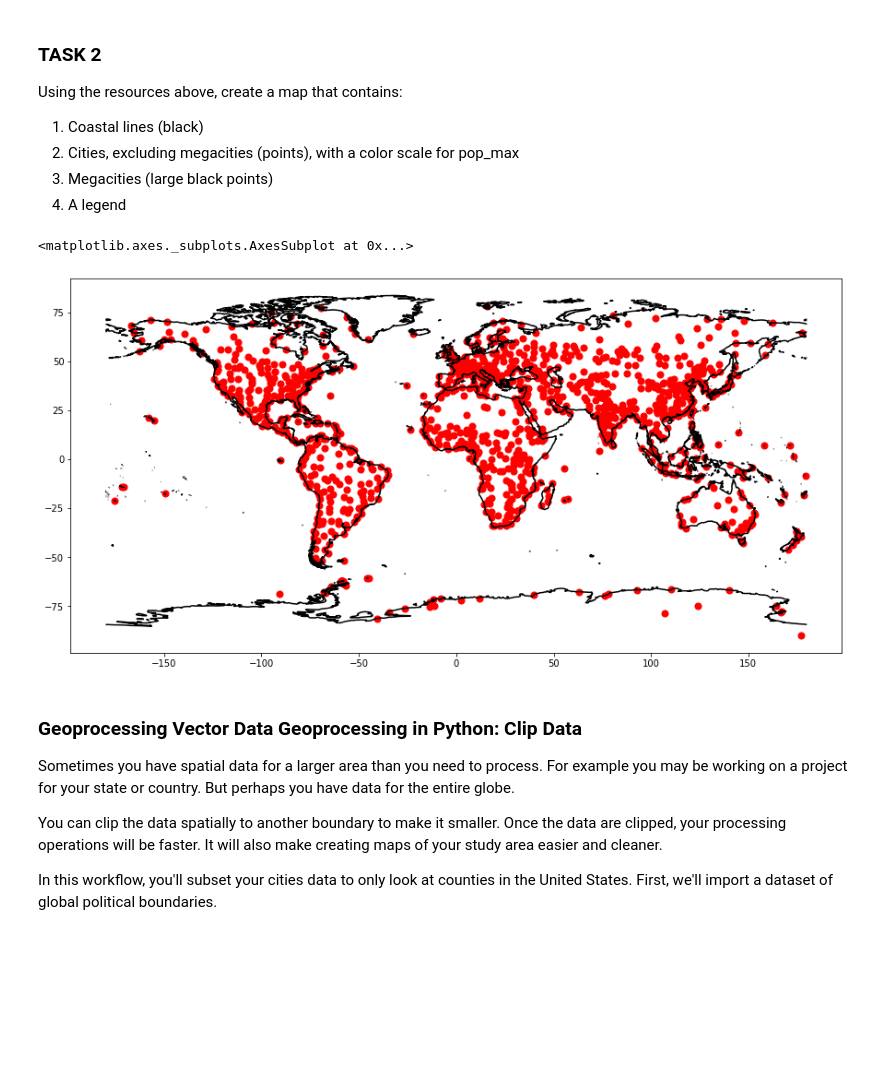
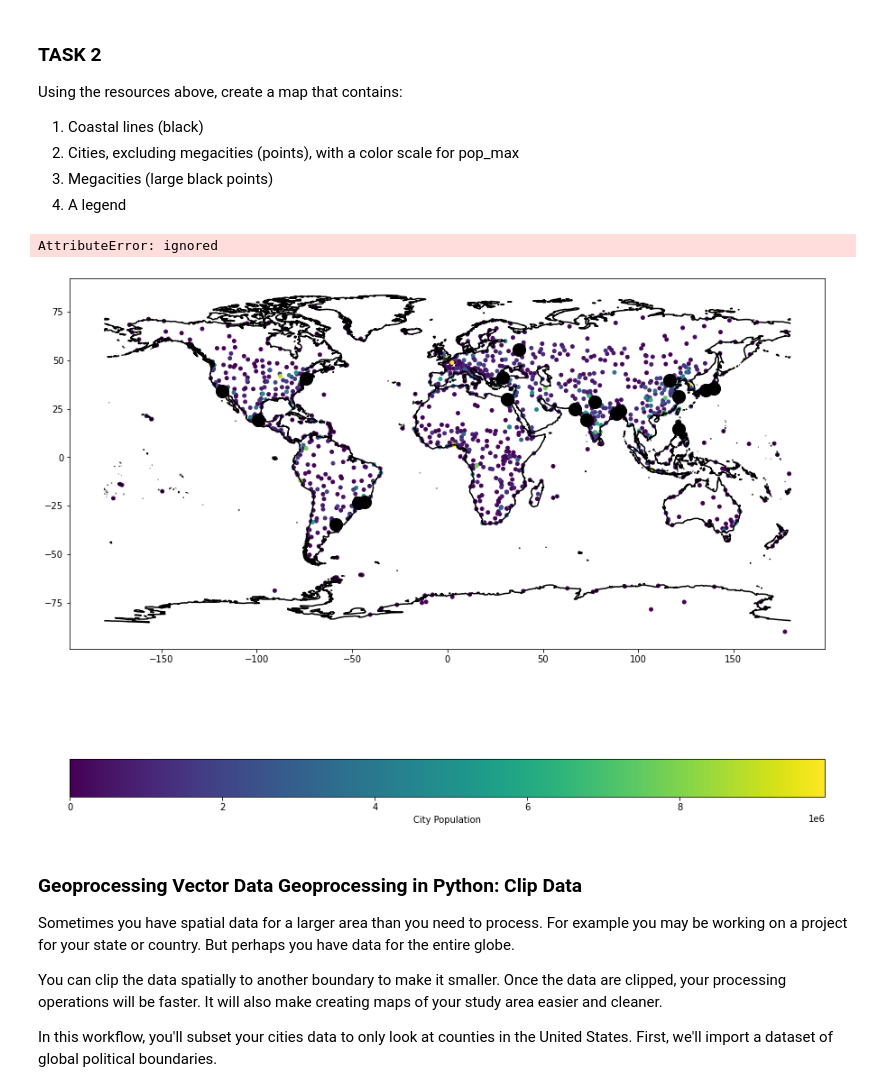
Before and after one commit to raruggie/EnvDatSci22, a Jupyter notebook: CodeSprints/VectorData101.ipynb, the cells around one changed output. Cells and saved outputs as stored; diff of their text form; code cells hidden in the pictures; blank space fills up the shorter version.

```diff
--- a/CodeSprints/VectorData101.ipynb
+++ b/CodeSprints/VectorData101.ipynb
@@ -408,29 +408,36 @@ Using the resources above, create a map that contains:
 # %%
 # Format and plot your results from task 2
 # hint:
 # ?cities.plot
 
 # print(cities.crs, coastlines.crs) # they match
 
-base = coastlines.plot(figsize = (15,15), edgecolor = 'black')
+# define subsets of cities
+megacities = cities[cities.pop_max >= 10000000]
+regacities = cities[cities.pop_max <= 10000000]
 
-regacities.plot(ax=base, color='red', markersize=25, column = regacities.pop_max, legend = True,legend_kwds={'label': "City Population", 'orientation': "horizontal"})
+# method 1 - doesn't let you use 'column = .pop_max')
+# base = coastlines.plot(figsize = (15,15), edgecolor = 'black')
+# regacities.plot(ax=base, color='red', markersize=25, column = regacities.pop_max, legend = True,legend_kwds={'label': "City Population", 'orientation': "horizontal"})
 
-# megacities = cities[cities.pop_max >= 10000000]
-# regacities = cities[cities.pop_max <= 10000000]
-# f, ax1 = plt.subplots(figsize=(15,15))
-# coastlines.plot(ax = ax1, color = "black")
-# regacities.plot(column = regacities.pop_max, ax = ax1, legend = True, markersize = 2, legend_kwds={'label': "City Population",
-#                         'orientation': "horizontal"})
-# # megacities.plot(color = 'black', markersize = 200, ax = ax1, legend = True)
+# method 2 - using matplot lib
 
-# # plt.legend("coastlines", "megacities")
+f, ax1 = plt.subplots(figsize=(15,15))
+ax1.set_aspect('equal')
+coastlines.plot(ax = ax1, color = "black")
+regacities.plot(column = regacities.pop_max, ax = ax1, legend = True, markersize = 15, legend_kwds={'label': "City Population",
+                        'orientation': "horizontal"})
+megacities.plot(color = 'black', markersize = 200, ax = ax1, legend = True)
+
+ax1.legend(handles=[regacities, megacities])
+
+# plt.legend("regacities", "megacities")
 
 # ax1.set(title = "map of cities and global lines")
 # plt.show()
 # %% [output]
-<matplotlib.axes._subplots.AxesSubplot at 0x...>
+AttributeError: ignored
-[figure, old version]
+[figure, new version]
 # %% [markdown]
 ### Geoprocessing Vector Data Geoprocessing in Python: Clip Data
 Sometimes you have spatial data for a larger area than you need to process. For example you may be working on a project for your state or country. But perhaps you have data for the entire globe.
```
